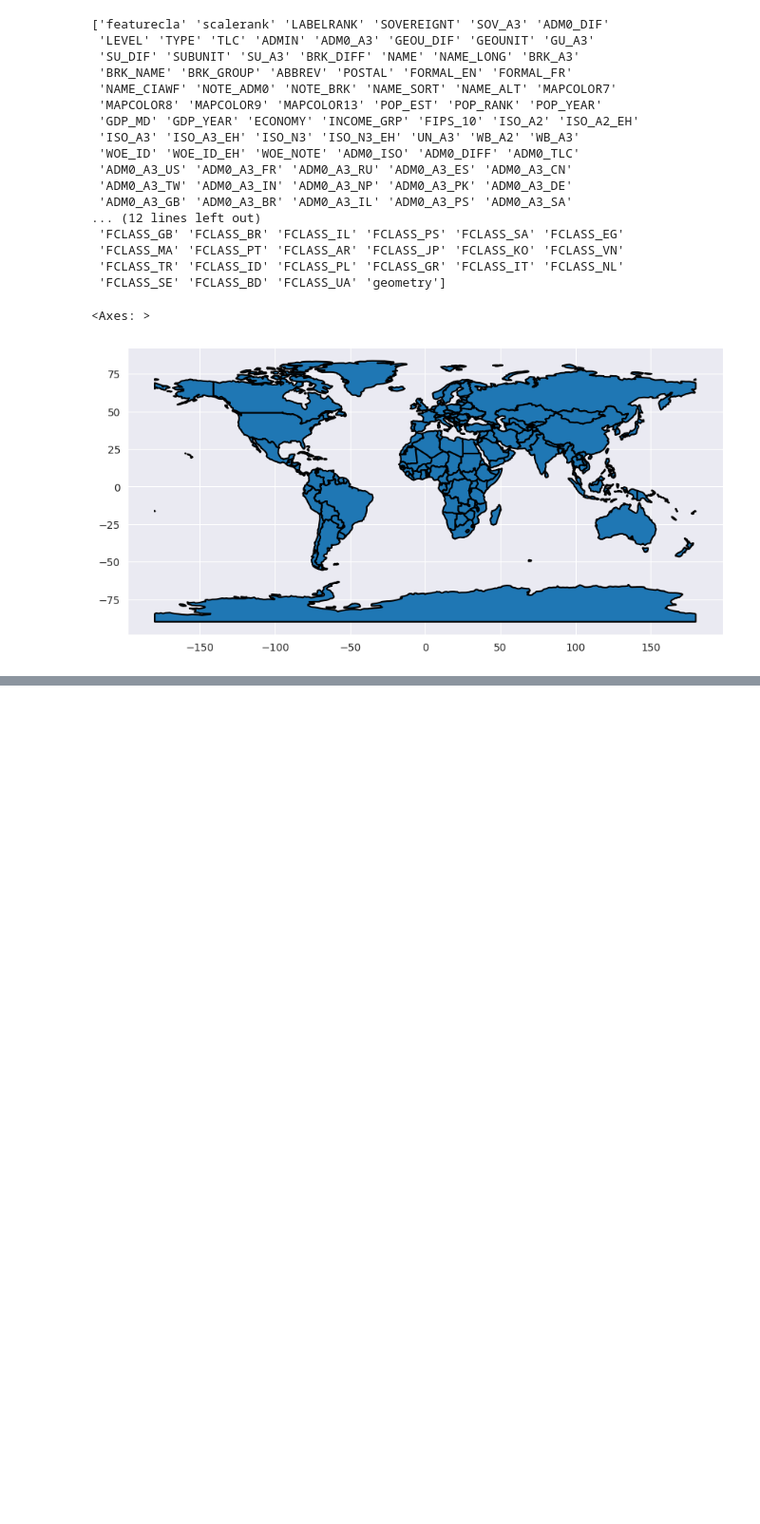
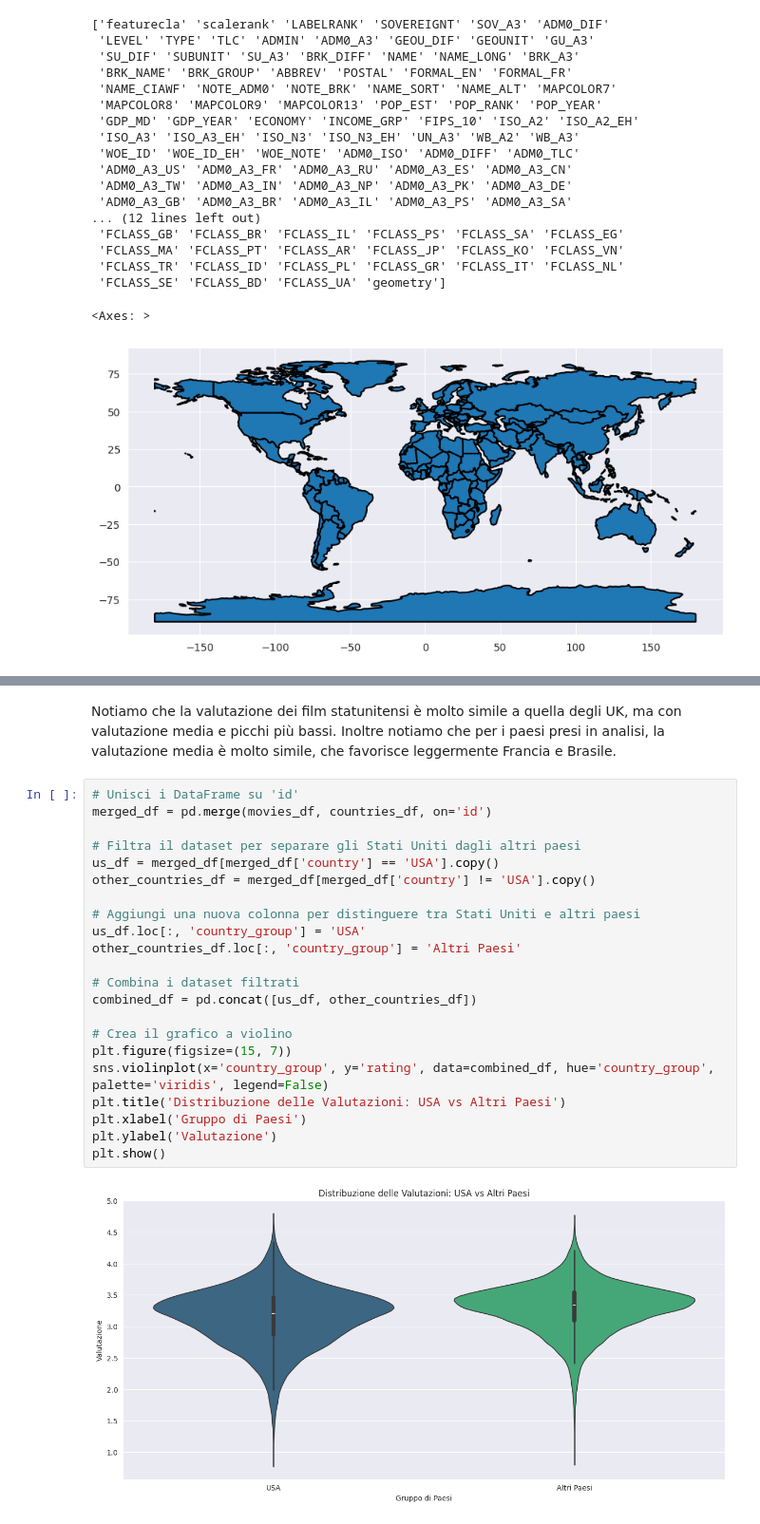
Before and after one commit to RaffaeleMelluso/IUM-Progetto-Melluso, a Jupyter notebook: analisi.ipynb, the cells around one changed output, grey strips where cells are left out. Shown at 95% size. Drawn from its saved outputs; the diff is of its cells as text; blank space fills up the shorter version.

```diff
--- a/analisi.ipynb
+++ b/analisi.ipynb
@@ -129,0 +157,26 @@ plt.show()
+# %% [markdown]
+Notiamo che la valutazione dei film statunitensi è molto simile a quella degli UK, ma con valutazione media e picchi più bassi. Inoltre notiamo che per i paesi presi in analisi, la valutazione media è molto simile, che favorisce leggermente Francia e Brasile.
+# %%
+# Unisci i DataFrame su 'id'
+merged_df = pd.merge(movies_df, countries_df, on='id')
+
+# Filtra il dataset per separare gli Stati Uniti dagli altri paesi
+us_df = merged_df[merged_df['country'] == 'USA'].copy()
+other_countries_df = merged_df[merged_df['country'] != 'USA'].copy()
+
+# Aggiungi una nuova colonna per distinguere tra Stati Uniti e altri paesi
+us_df.loc[:, 'country_group'] = 'USA'
+other_countries_df.loc[:, 'country_group'] = 'Altri Paesi'
+
+# Combina i dataset filtrati
+combined_df = pd.concat([us_df, other_countries_df])
+
+# Crea il grafico a violino
+plt.figure(figsize=(15, 7))
+sns.violinplot(x='country_group', y='rating', data=combined_df, hue='country_group', palette='viridis', legend=False)
+plt.title('Distribuzione delle Valutazioni: USA vs Altri Paesi')
+plt.xlabel('Gruppo di Paesi')
+plt.ylabel('Valutazione')
+plt.show()
+# %% [output]
+[figure, added]
```
Also changed, not shown: parts of 13 cells of this notebook, 1 other file.
